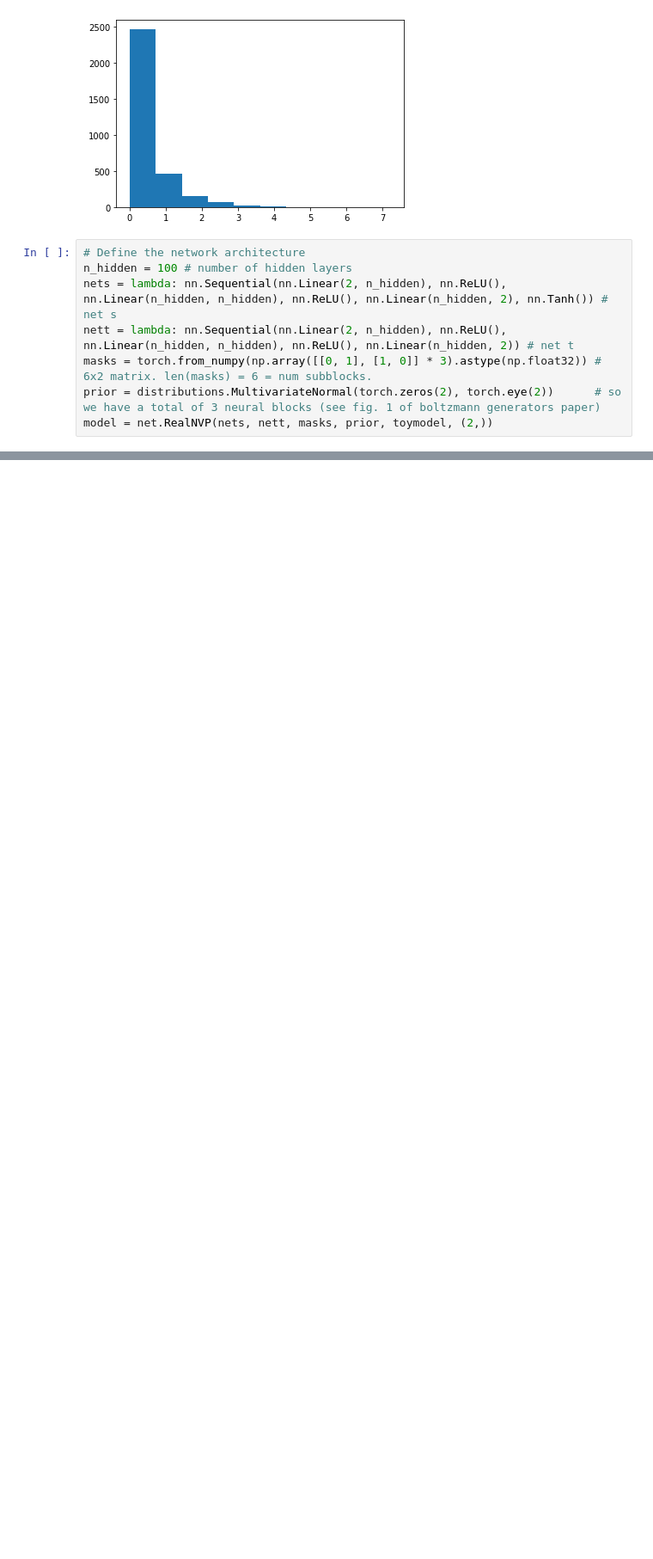
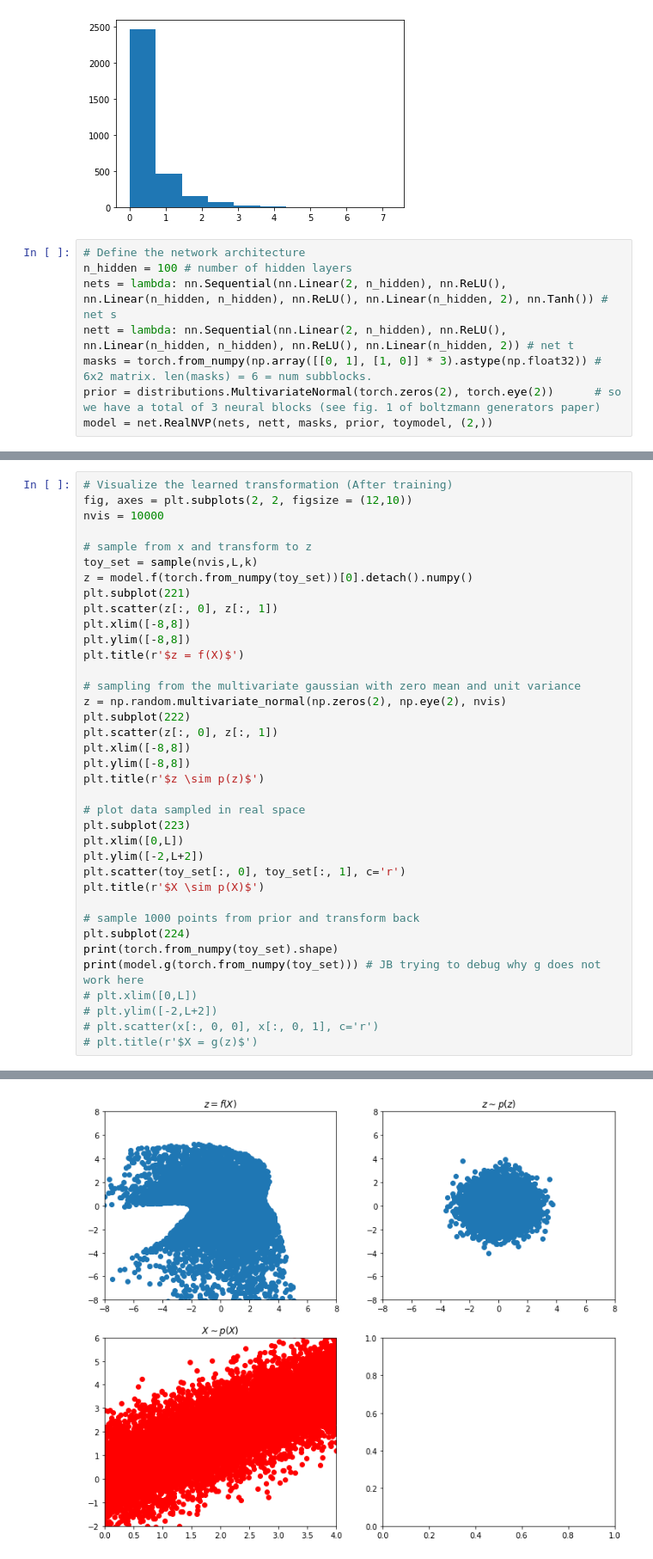
Before and after one commit to jbinagia/CS-230-Final-Project, a Jupyter notebook: notebooks/analytical_example.ipynb, the cells around one changed output, grey strips where cells are left out. Shown at 86% size. Drawn from its saved outputs; the diff is of its cells as text; blank space fills up the shorter version.

Commit message:
Progress on debugging network for analytical example.

```diff
--- a/notebooks/analytical_example.ipynb
+++ b/notebooks/analytical_example.ipynb
@@ -433,0 +436,38 @@ Text(0.5, 1.0, '$X = g(z)$')
+# %%
+# Visualize the learned transformation (After training)
+fig, axes = plt.subplots(2, 2, figsize = (12,10))
+nvis = 10000
+
+# sample from x and transform to z
+toy_set = sample(nvis,L,k)
+z = model.f(torch.from_numpy(toy_set))[0].detach().numpy()
+plt.subplot(221)
+plt.scatter(z[:, 0], z[:, 1])
+plt.xlim([-8,8])
+plt.ylim([-8,8])
+plt.title(r'$z = f(X)$')
+
+# sampling from the multivariate gaussian with zero mean and unit variance
+z = np.random.multivariate_normal(np.zeros(2), np.eye(2), nvis)
+plt.subplot(222)
+plt.scatter(z[:, 0], z[:, 1])
+plt.xlim([-8,8])
+plt.ylim([-8,8])
+plt.title(r'$z \sim p(z)$')
+
+# plot data sampled in real space
+plt.subplot(223)
+plt.xlim([0,L])
+plt.ylim([-2,L+2])
+plt.scatter(toy_set[:, 0], toy_set[:, 1], c='r')
+plt.title(r'$X \sim p(X)$')
+
+# sample 1000 points from prior and transform back
+plt.subplot(224)
+print(torch.from_numpy(toy_set).shape)
+print(model.g(torch.from_numpy(toy_set))) # JB trying to debug why g does not work here
+# plt.xlim([0,L])
+# plt.ylim([-2,L+2])
+# plt.scatter(x[:, 0, 0], x[:, 0, 1], c='r')
+# plt.title(r'$X = g(z)$')
+# %% [output]
@@ -433,0 +476 @@ Text(0.5, 1.0, '$X = g(z)$')
+[figure, added]
```
Also changed, not shown: parts of 9 cells of this notebook, 1 other file.
